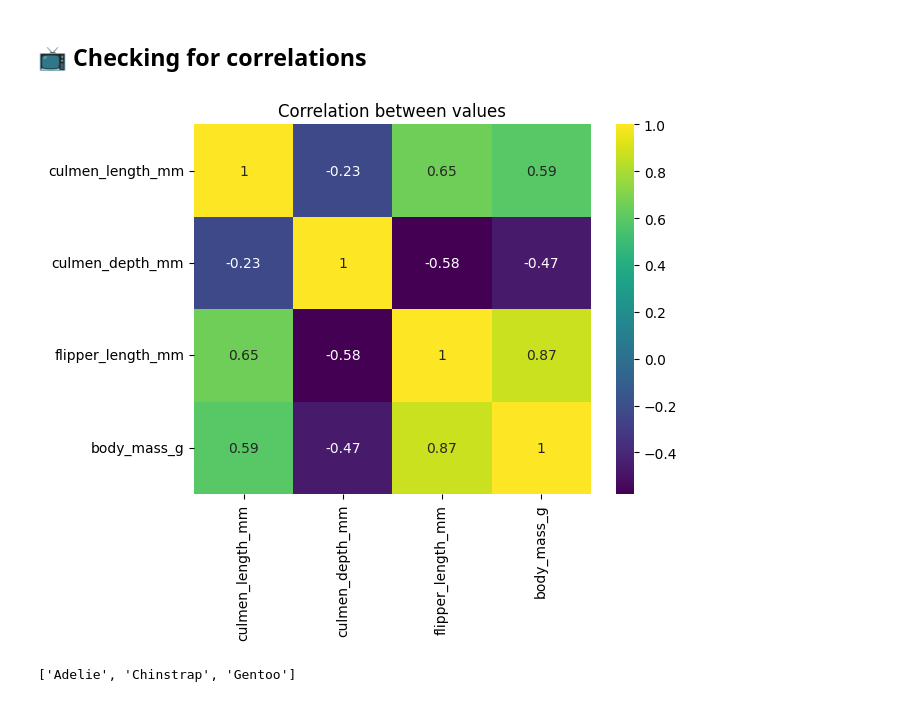
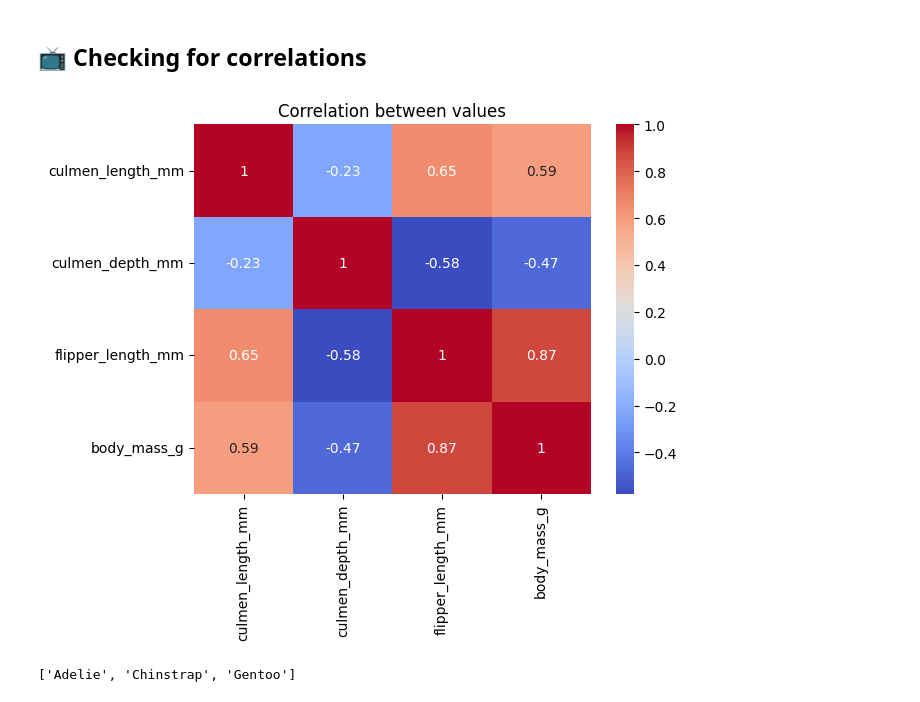
Before and after one commit to Leow14/Penguin-DF, a Jupyter notebook: notebook.ipynb, the cells around one changed output. Saved outputs shown, nothing was run; the diff lists cells and outputs as text; code cells hidden in the pictures.

```diff
--- a/notebook.ipynb
+++ b/notebook.ipynb
@@ -547,11 +553,11 @@ Outliers detected: 0
 # %%
 corr_matrix = ['culmen_length_mm', 'culmen_depth_mm', 'flipper_length_mm', 'body_mass_g']
 
-sns.heatmap(clean_df[corr_matrix].corr(), annot = True, cmap = 'viridis')
+sns.heatmap(clean_df[corr_matrix].corr(), annot=True, cmap="coolwarm")
 plt.title('Correlation between values')
 plt.show()
 # %% [output]
-[figure, old version]
+[figure, new version]
 # %%
 print(clean_df["species"].unique().tolist())
 # %% [output]
```
Also changed, not shown: parts of 5 cells of this notebook.
